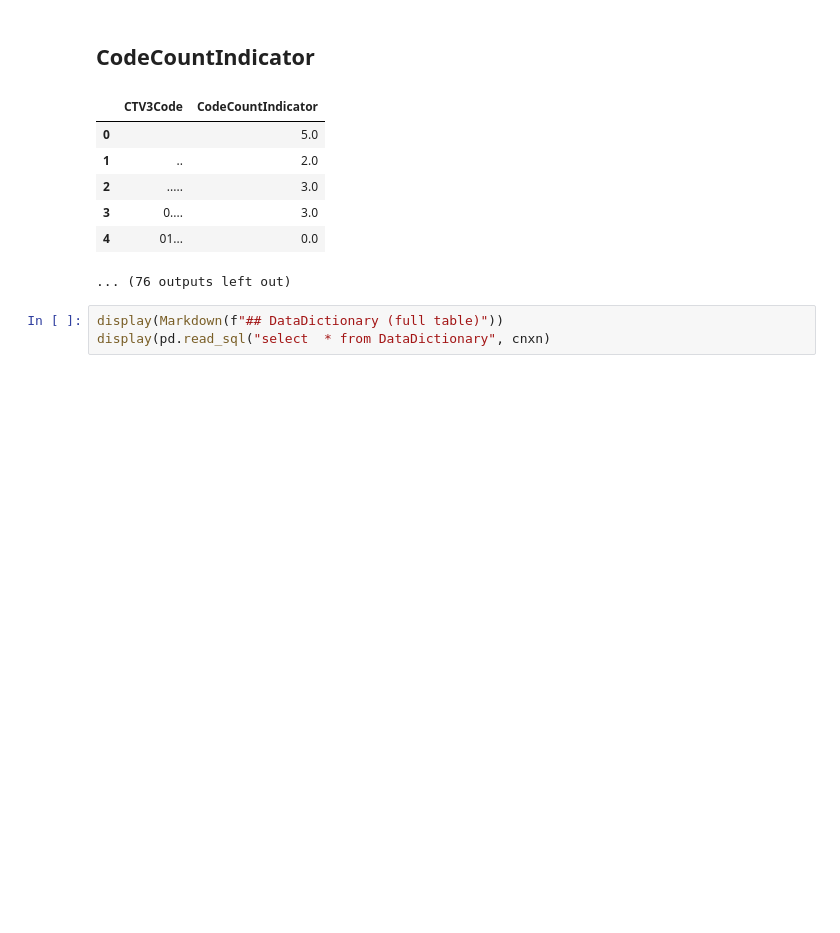
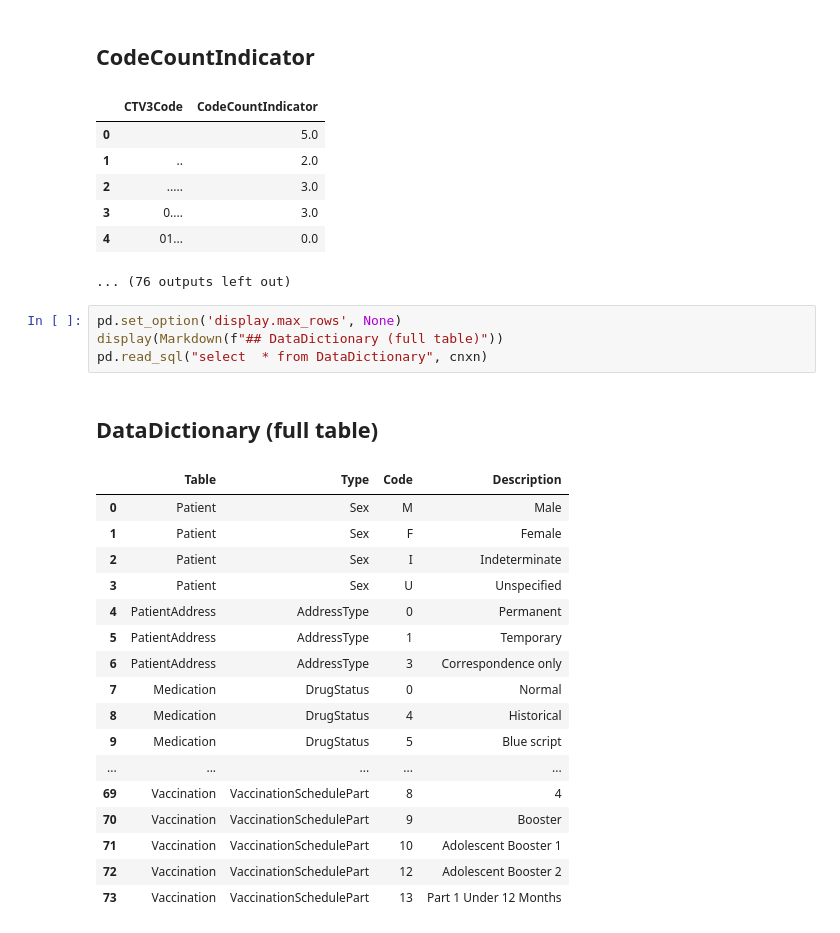
Before and after one commit to opensafely/tpp-sql-notebook, a Jupyter notebook: notebooks/tpp-schema.ipynb, the cells around one changed output. Cells and saved outputs as stored; diff of their text form; blank space fills up the shorter version.

Commit message:
add full data dict to schema notebook

```diff
--- a/notebooks/tpp-schema.ipynb
+++ b/notebooks/tpp-schema.ipynb
@@ -91,5 +91,25 @@ for table in df['name']:
 | 4 | 01... | 0.0 |
 ... (76 outputs left out)
 # %%
+pd.set_option('display.max_rows', None)
 display(Markdown(f"## DataDictionary (full table)"))
-display(pd.read_sql("select  * from DataDictionary", cnxn)
+pd.read_sql("select  * from DataDictionary", cnxn)
+# %% [output]
+## DataDictionary (full table)
+|  | Table | Type | Code | Description |
+| 0 | Patient | Sex | M | Male |
+| 1 | Patient | Sex | F | Female |
+| 2 | Patient | Sex | I | Indeterminate |
+| 3 | Patient | Sex | U | Unspecified |
+| 4 | PatientAddress | AddressType | 0 | Permanent |
+| 5 | PatientAddress | AddressType | 1 | Temporary |
+| 6 | PatientAddress | AddressType | 3 | Correspondence only |
+| 7 | Medication | DrugStatus | 0 | Normal |
+| 8 | Medication | DrugStatus | 4 | Historical |
+| 9 | Medication | DrugStatus | 5 | Blue script |
+| ... | ... | ... | ... | ... |
+| 69 | Vaccination | VaccinationSchedulePart | 8 | 4 |
+| 70 | Vaccination | VaccinationSchedulePart | 9 | Booster |
+| 71 | Vaccination | VaccinationSchedulePart | 10 | Adolescent Booster 1 |
+| 72 | Vaccination | VaccinationSchedulePart | 12 | Adolescent Booster 2 |
+| 73 | Vaccination | VaccinationSchedulePart | 13 | Part 1 Under 12 Months |
```
